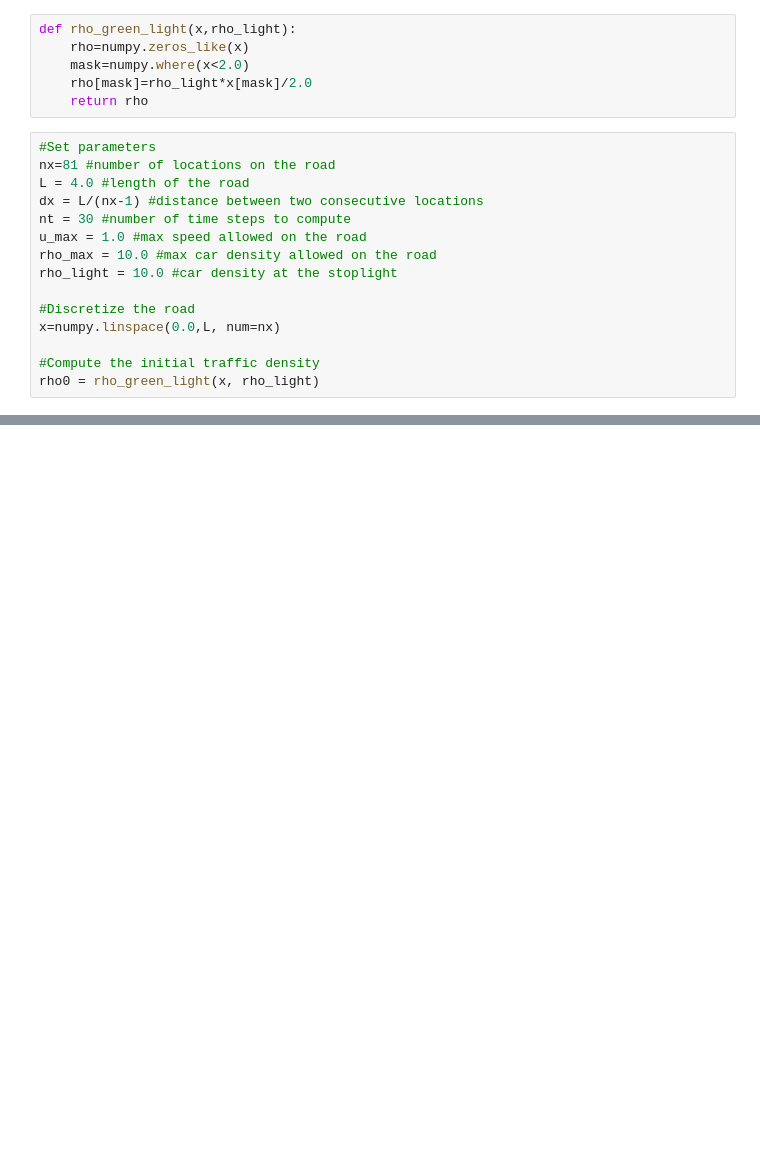
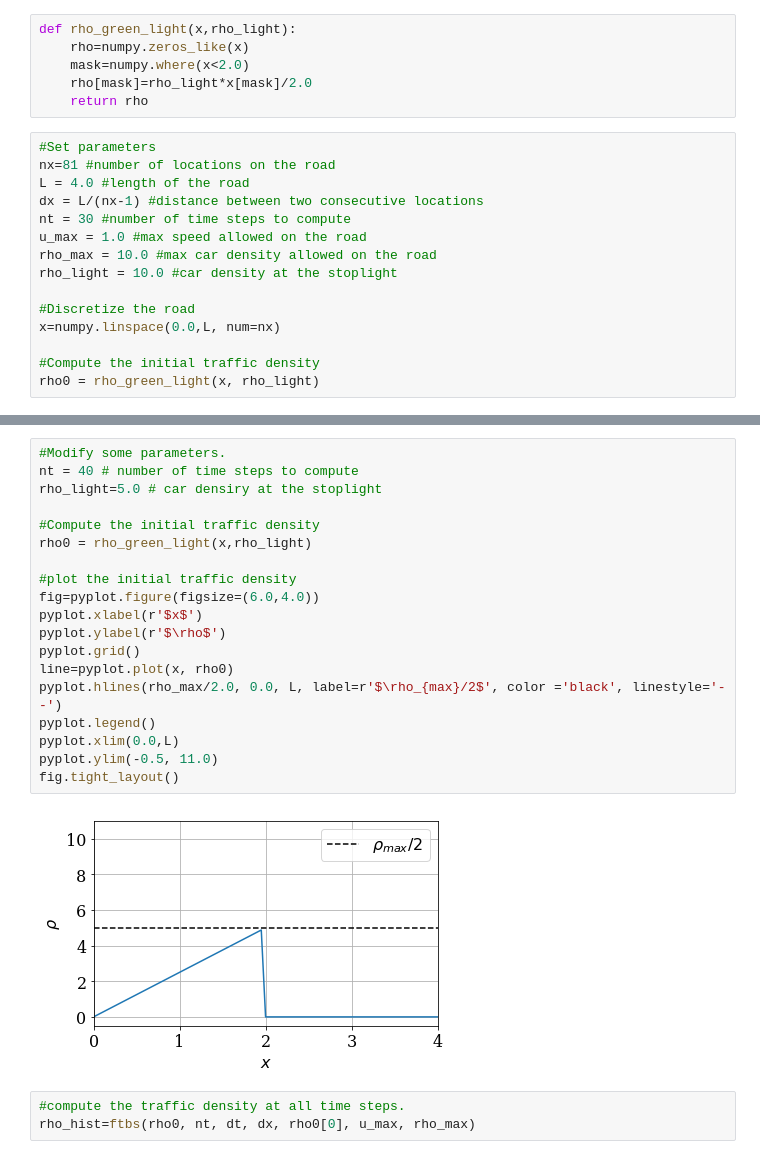
Before and after one commit to ryan28973630/MAE6286, a Jupyter notebook: Seventh Class (20181016) Module 3, Lesson 1.ipynb, the cells around one changed output, grey strips where cells are left out. Drawn from its saved outputs; the diff is of its cells as text; blank space fills up the shorter version.

```diff
--- a/Seventh Class (20181016) Module 3, Lesson 1.ipynb
+++ b/Seventh Class (20181016) Module 3, Lesson 1.ipynb
@@ -34,0 +103,24 @@ pyplot.ylabel(r'$\rho')
+# %%
+#Modify some parameters.
+nt = 40 # number of time steps to compute
+rho_light=5.0 # car densiry at the stoplight
+
+#Compute the initial traffic density
+rho0 = rho_green_light(x,rho_light)
+
+#plot the initial traffic density
+fig=pyplot.figure(figsize=(6.0,4.0))
+pyplot.xlabel(r'$x$')
+pyplot.ylabel(r'$\rho$')
+pyplot.grid()
+line=pyplot.plot(x, rho0)
+pyplot.hlines(rho_max/2.0, 0.0, L, label=r'$\rho_{max}/2$', color ='black', linestyle='--')
+pyplot.legend()
+pyplot.xlim(0.0,L)
+pyplot.ylim(-0.5, 11.0)
+fig.tight_layout()
+# %% [output]
+[figure, added]
+# %%
+#compute the traffic density at all time steps.
+rho_hist=ftbs(rho0, nt, dt, dx, rho0[0], u_max, rho_max)
```
Also changed, not shown: parts of 11 cells of this notebook.
